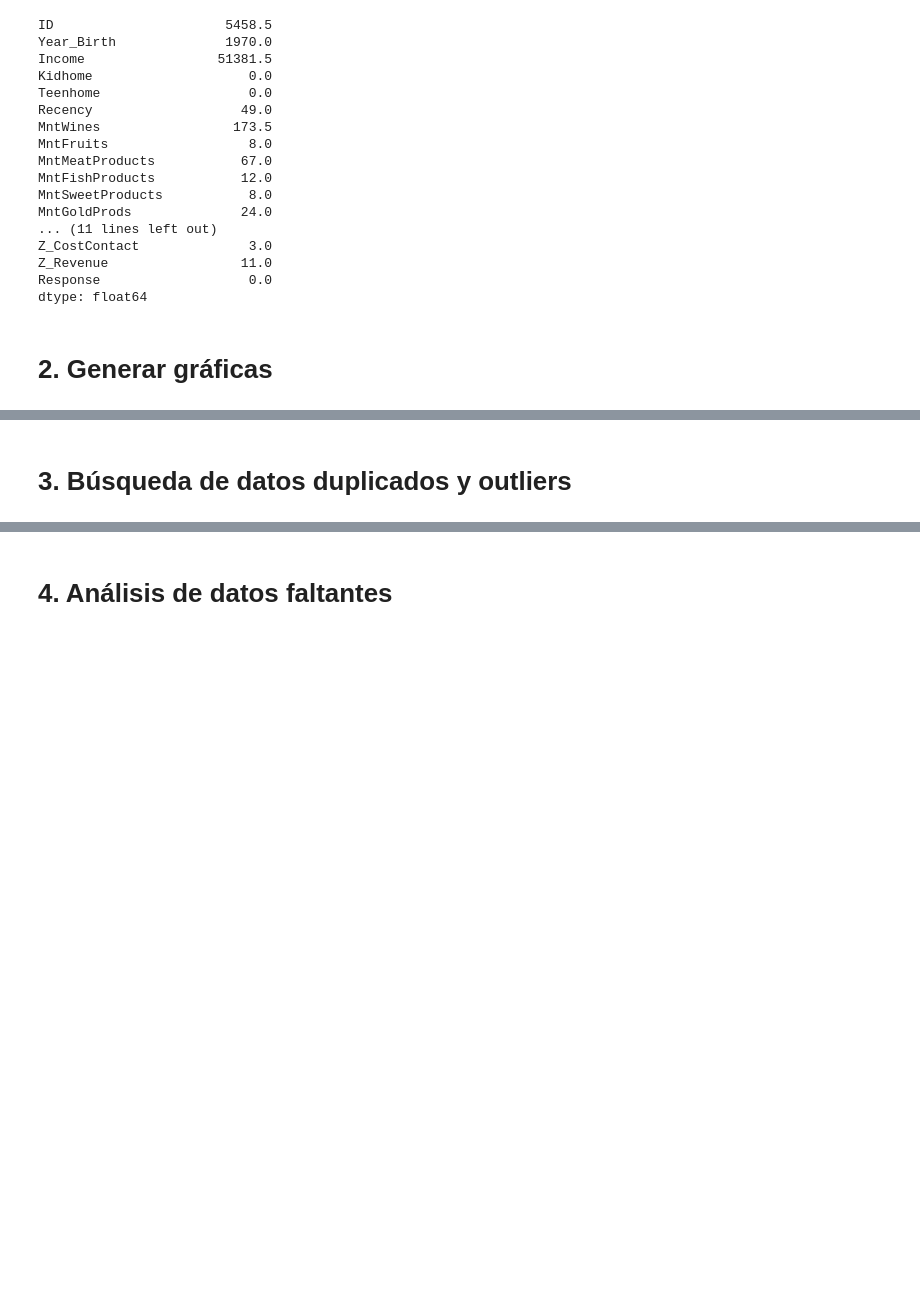
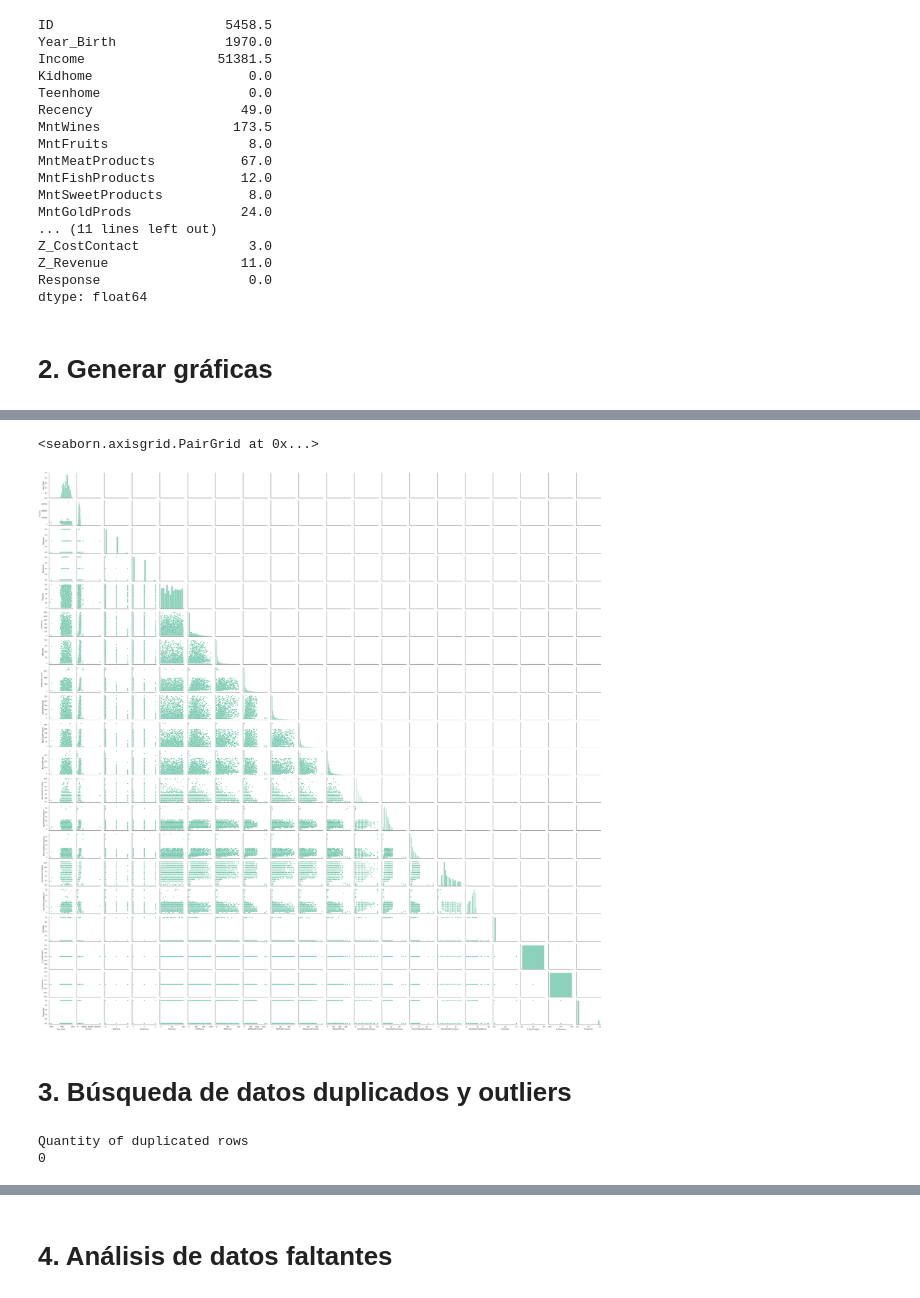
Before and after one commit to Giovanni2414/analytics-solutions-portfolio, a Jupyter notebook: Codigo/ExploratoryDataAnalysis.ipynb, the cells around one changed output, grey strips where cells are left out. Saved outputs shown, nothing was run; the diff lists cells and outputs as text; code cells hidden in the pictures; blank space fills up the shorter version.

```diff
--- a/Codigo/ExploratoryDataAnalysis.ipynb
+++ b/Codigo/ExploratoryDataAnalysis.ipynb
@@ -97,2 +154,21 @@ dtype: float64
+# %%
+sns.set(style='white')
+sns.set_palette('Set2')
+
+g = sns.PairGrid(data=df_mod,diag_sharey=False, corner=False)
+
+g.map_diag(sns.histplot)
+g.map_lower(sns.scatterplot)
+
+g.add_legend()
+# %% [output]
+<seaborn.axisgrid.PairGrid at 0x...>
+[figure, added]
 # %% [markdown]
 # 3. Búsqueda de datos duplicados y outliers
+# %%
+print("Quantity of duplicated rows")
+print(df.duplicated().sum())
+# %% [output]
+Quantity of duplicated rows
+0
```
Also changed, not shown: parts of 12 cells of this notebook.
